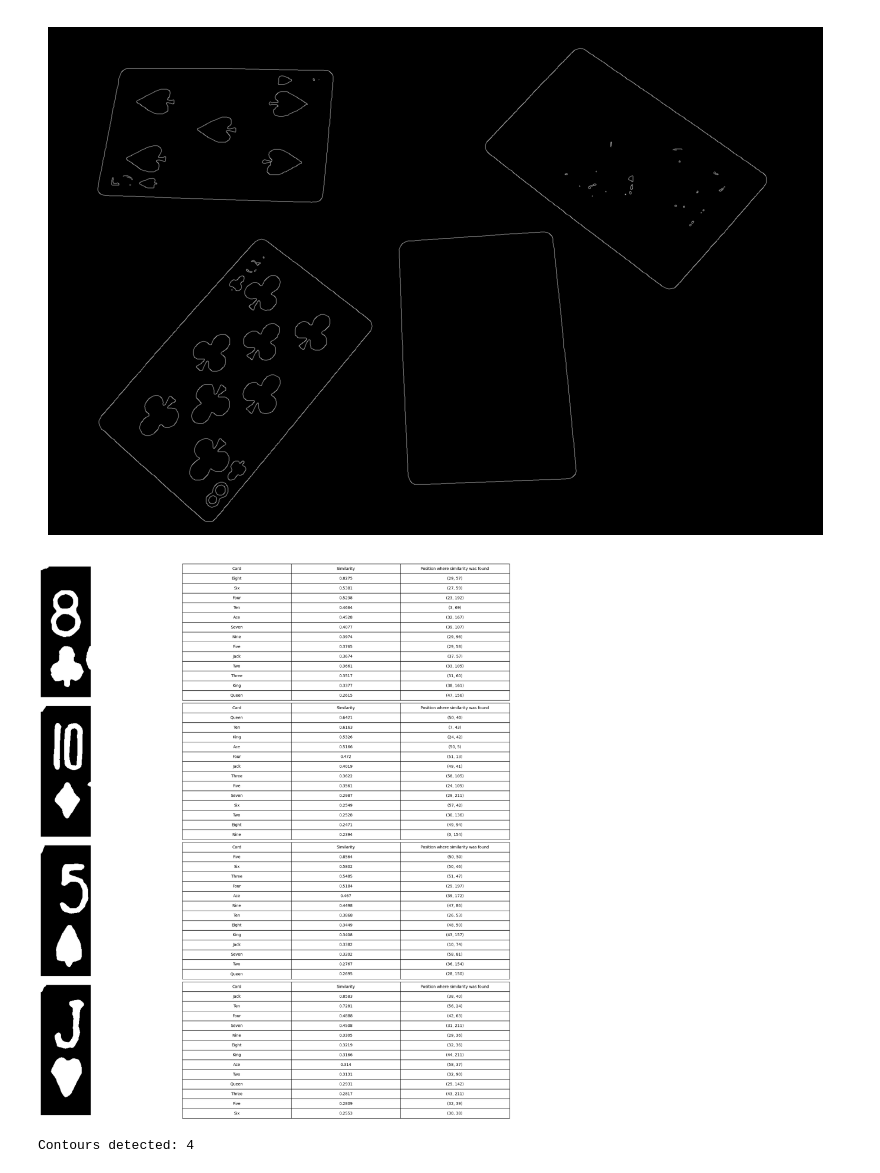
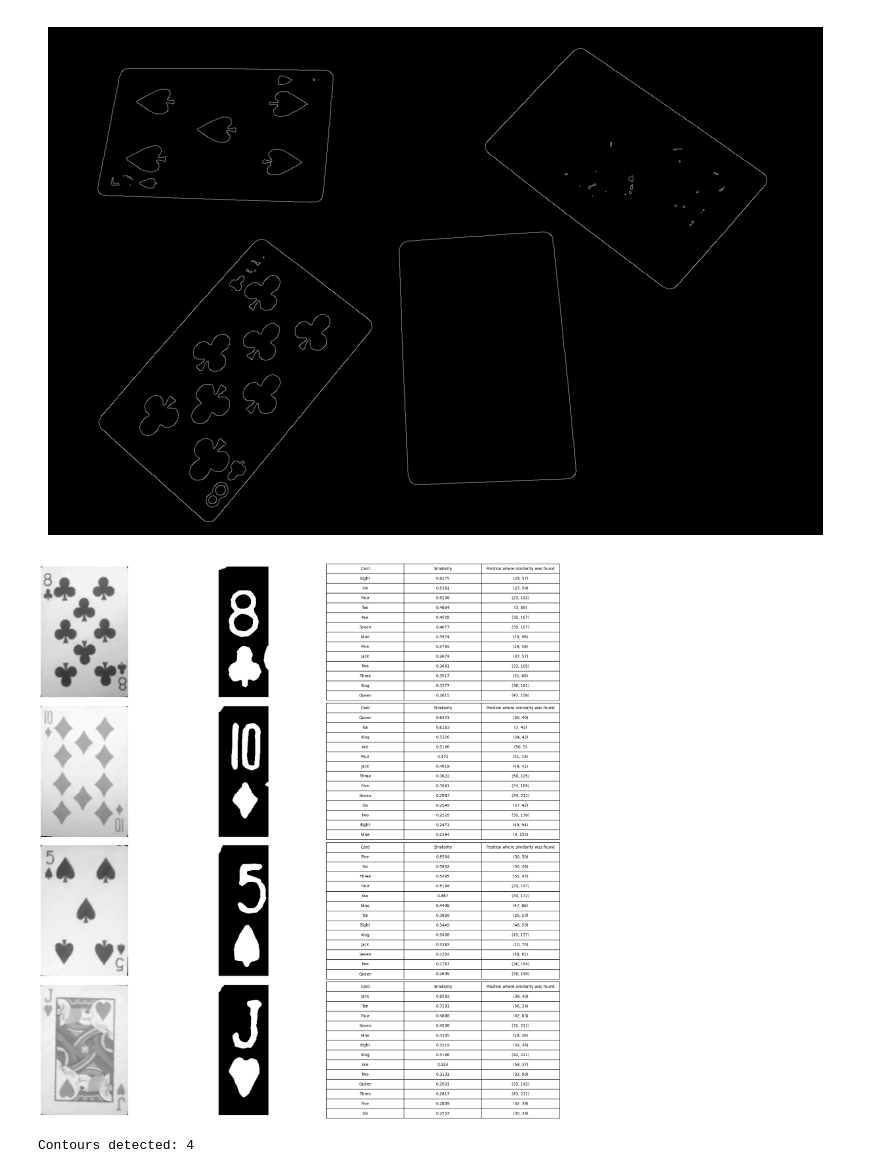
Before and after one commit to SuperrMurlocc/Blackjack-Table-State-Monitoring-System, a Jupyter notebook: example.ipynb, the cells around one changed output. Drawn from its saved outputs; the diff is of its cells as text; code cells hidden in the pictures.

```diff
--- a/example.ipynb
+++ b/example.ipynb
@@ -149,35 +149,36 @@ for c in cnts:
         # Append the resized ROI
         grey_pile_images.append(flattener(image, np.float32(approx), w, h))
 # %%
-fig, axes = plt.subplots(len(grey_pile_images), 2, figsize=(20, len(grey_pile_images)*5), constrained_layout=True)
+fig, axes = plt.subplots(len(grey_pile_images), 3, figsize=(20, len(grey_pile_images)*5), constrained_layout=True)
 
 for i, grey_pile_image in enumerate(grey_pile_images):
     corner = grey_pile_image[0:84, 0:32]
     corner_zoom = cv2.resize(corner, (0,0), fx=4, fy=4)
     corner_blur = cv2.GaussianBlur(corner_zoom,(5,5),0)
     retval, corner_thresh = cv2.threshold(corner_blur, 155, 255, cv2.THRESH_BINARY_INV + cv2.THRESH_OTSU)
 
-    axes[i, 1].axis('off')
+    axes[i, 2].axis('off')
     text = sorted([[name, *match_template(corner_thresh, template)] for name, template in templates.items()], key=lambda x: x[1], reverse=True)
 
-    table = axes[i, 1].table(
+    table = axes[i, 2].table(
         colLabels=['Card', 'Similarity', 'Position where similarity was found'],
         cellText=text,
         cellLoc='center',
         rowLoc='center',
         loc='center'
     )
 
     table.auto_set_font_size(False)
     table.set_fontsize(10)
     table.scale(1.5, 1.5)
 
-    imshow(corner_thresh, axes[i, 0])
+    imshow(corner_thresh, axes[i, 1])
+    imshow(grey_pile_image, axes[i, 0])
 
 # Display the plot
 plt.show()
 # %% [output]
-[figure, old version]
+[figure, new version]
 # %%
 print("Contours detected:", number_of_contours)
 imshow(image)
```
